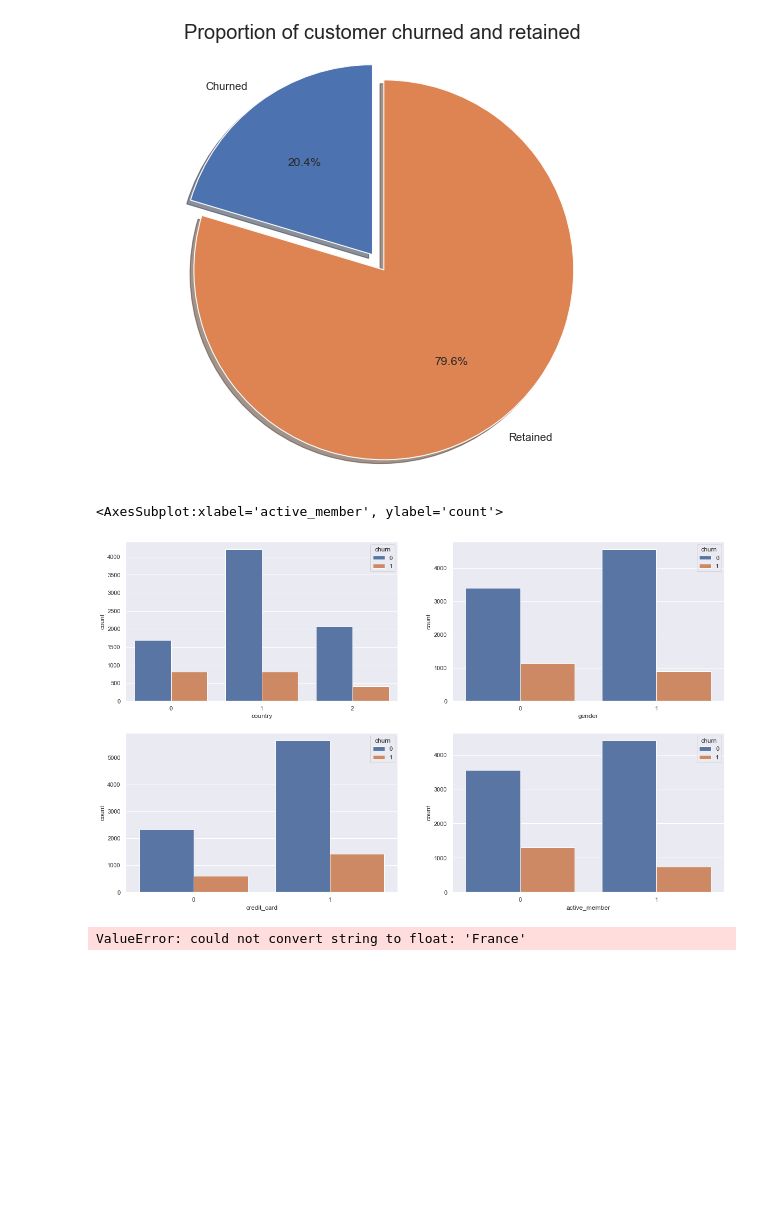
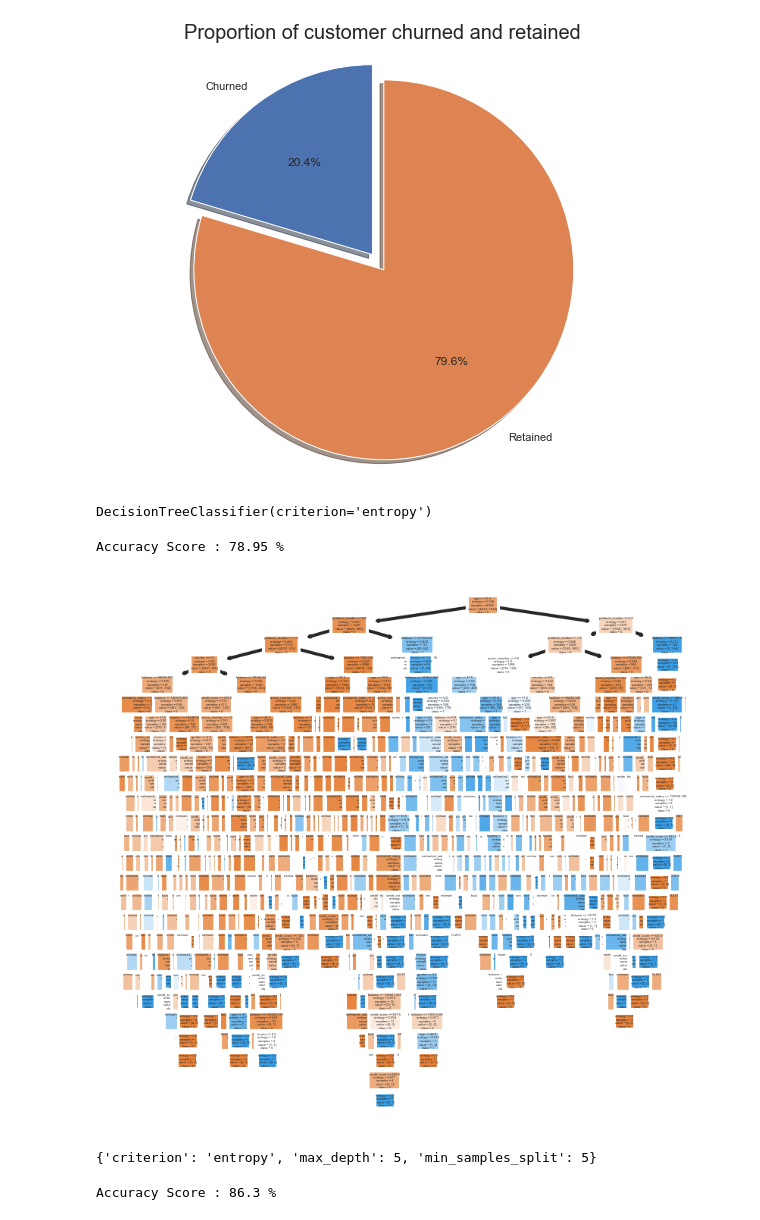
Before and after one commit to smutneja1/ai_capstone_seerat, a Jupyter notebook: index.ipynb, the cells around one changed output. Cells and saved outputs as stored; diff of their text form; code cells hidden in the pictures; blank space fills up the shorter version.

```diff
--- a/index.ipynb
+++ b/index.ipynb
@@ -166,16 +189,6 @@ plt.title("Proportion of customer churned and retained", size = 20)
 plt.show()
 # %% [output]
 [figure]
-# %%
-    #categorical variable analysis
-    fig, axarr = plt.subplots(2, 2, figsize=(20, 12))
-    sns.countplot(x='country', hue = 'churn',data = finaldata, ax=axarr[0][0])
-    sns.countplot(x='gender', hue = 'churn',data = finaldata, ax=axarr[0][1])
-    sns.countplot(x='credit_card', hue = 'churn',data = finaldata, ax=axarr[1][0])
-    sns.countplot(x='active_member', hue = 'churn',data = finaldata, ax=axarr[1][1])
-# %% [output]
-<AxesSubplot:xlabel='active_member', ylabel='count'>
-[figure, old version]
 # %%
 #train and split data
 X = finaldata.drop('churn', axis=1)
@@ -185,11 +198,55 @@ y = finaldata['churn']
 from sklearn.model_selection import train_test_split, cross_val_score, cross_val_predict
 from sklearn.metrics import accuracy_score
 X_train, X_test, y_train, y_test = train_test_split(X,y, test_size=0.2,random_state=7)
+# %%
+# create the classifier
+clf = DecisionTreeClassifier(criterion='entropy')
+
+#fit the classifier on the training data and make predictions on the test set
+clf.fit(X_train, y_train)
+# %% [output]
+DecisionTreeClassifier(criterion='entropy')
 # %%
+#decision tree
 from sklearn.tree import DecisionTreeClassifier
 dtree = DecisionTreeClassifier()
 dtree.fit(X_train, y_train)
 y_pred = dtree.predict(X_test)
 print("Accuracy Score :", accuracy_score(y_test, y_pred)*100, "%")
 # %% [output]
-ValueError: could not convert string to float: 'France'
+Accuracy Score : 78.95 %
+# %%
+#plot the decision tree
+fig, axes = plt.subplots(nrows = 1,ncols = 1, figsize = (3,3), dpi=300)
+tree.plot_tree(clf,
+               feature_names = finaldata.columns,
+               class_names=np.unique(y).astype('str'),
+               filled = True)
+plt.show()
+# %% [output]
+[figure, added]
+# %%
+#gridsearch
+clf = DecisionTreeClassifier()
+
+param_grid = {
+    'criterion': ['gini', 'entropy'],
+    'max_depth': [2, 5, 10, 15],
+    'min_samples_split': [1, 5, 10, 20]
+}
+
+gs_tree = GridSearchCV(clf, param_grid, cv=3)
+gs_tree.fit(X_train, y_train)
+
+gs_tree.best_params_
+# %% [output]
+{'criterion': 'entropy', 'max_depth': 5, 'min_samples_split': 5}
+# %%
+#random forest
+from sklearn.ensemble import RandomForestClassifier
+rfc = RandomForestClassifier()
+rfc.fit(X_train, y_train)
+y_pred = rfc.predict(X_test)
+print("Accuracy Score :", accuracy_score(y_test, y_pred)*100, "%")
+# %% [output]
+Accuracy Score : 86.3 %
```
Also changed, not shown: parts of 6 cells of this notebook.
